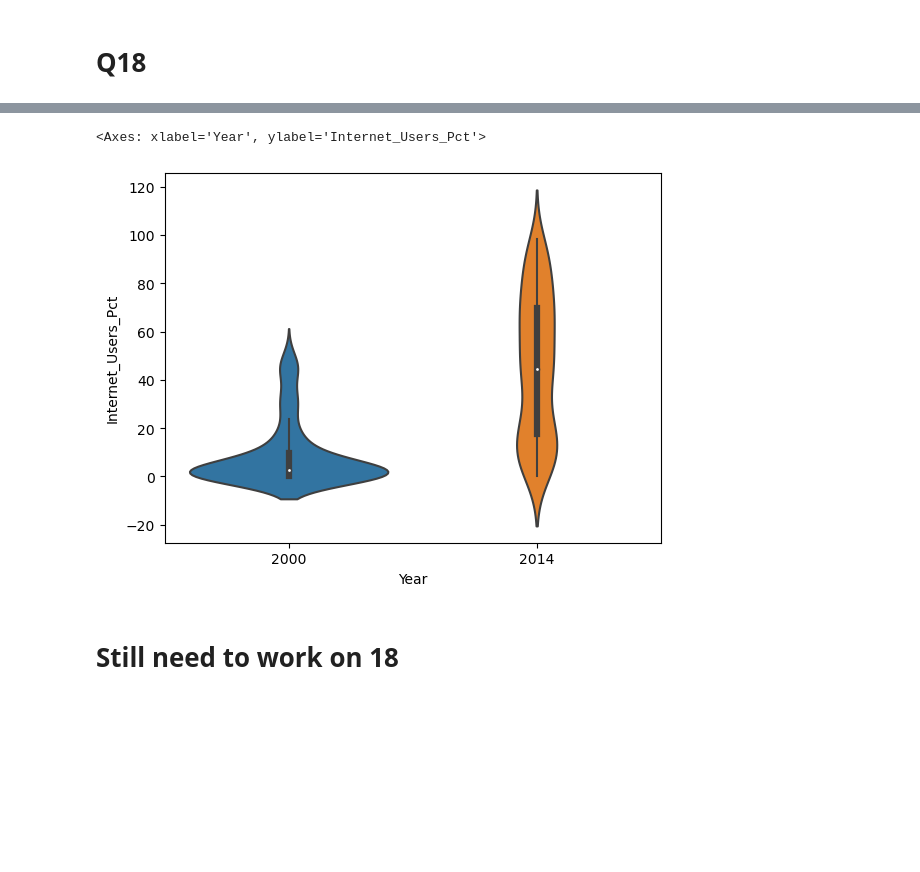
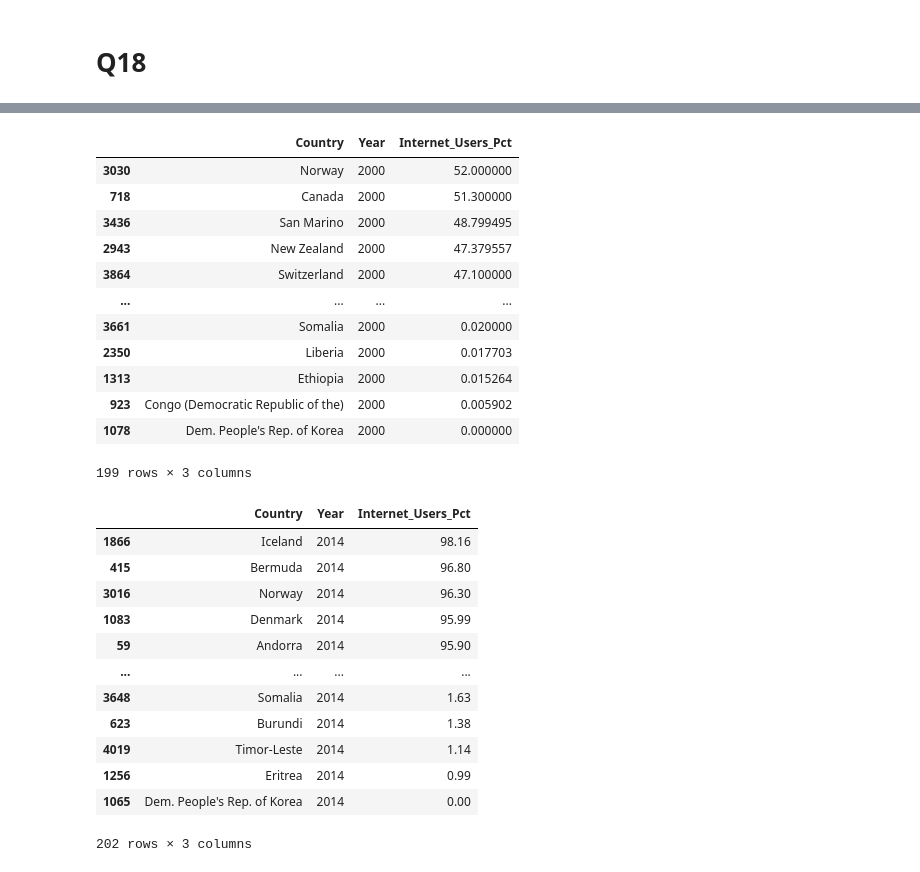
Before and after one commit to NSS-Data-Analytics-Cohort-11/undata-jmcapps, a Jupyter notebook: notebook/UN_data_analysis_DA11.ipynb, the cells around one changed output, grey strips where cells are left out. Saved outputs shown, nothing was run; the diff lists cells and outputs as text; code cells hidden in the pictures; blank space fills up the shorter version.

```diff
--- a/notebook/UN_data_analysis_DA11.ipynb
+++ b/notebook/UN_data_analysis_DA11.ipynb
@@ -422,7 +405,34 @@ internet_20_14
-# %%
-sns.violinplot(x=internet_20_14["Year"], y=internet_20_14["Internet_Users_Pct"])
-# %% [output]
-<Axes: xlabel='Year', ylabel='Internet_Users_Pct'>
-[figure, removed]
-# %% [markdown]
-# Still need to work on 18
+# %%
+internet_2000 = internet_df[internet_df['Year'] == 2000].sort_values('Internet_Users_Pct', ascending=False)
+internet_2000
+# %% [output]
+|  | Country | Year | Internet_Users_Pct |
+| 3030 | Norway | 2000 | 52.000000 |
+| 718 | Canada | 2000 | 51.300000 |
+| 3436 | San Marino | 2000 | 48.799495 |
+| 2943 | New Zealand | 2000 | 47.379557 |
+| 3864 | Switzerland | 2000 | 47.100000 |
+| ... | ... | ... | ... |
+| 3661 | Somalia | 2000 | 0.020000 |
+| 2350 | Liberia | 2000 | 0.017703 |
+| 1313 | Ethiopia | 2000 | 0.015264 |
+| 923 | Congo (Democratic Republic of the) | 2000 | 0.005902 |
+| 1078 | Dem. People's Rep. of Korea | 2000 | 0.000000 |
+199 rows × 3 columns
+# %%
+internet_2014 = internet_df[internet_df['Year'] == 2014].sort_values('Internet_Users_Pct', ascending=False)
+internet_2014
+# %% [output]
+|  | Country | Year | Internet_Users_Pct |
+| 1866 | Iceland | 2014 | 98.16 |
+| 415 | Bermuda | 2014 | 96.80 |
+| 3016 | Norway | 2014 | 96.30 |
+| 1083 | Denmark | 2014 | 95.99 |
+| 59 | Andorra | 2014 | 95.90 |
+| ... | ... | ... | ... |
+| 3648 | Somalia | 2014 | 1.63 |
+| 623 | Burundi | 2014 | 1.38 |
+| 4019 | Timor-Leste | 2014 | 1.14 |
+| 1256 | Eritrea | 2014 | 0.99 |
+| 1065 | Dem. People's Rep. of Korea | 2014 | 0.00 |
+202 rows × 3 columns
```
Also changed, not shown: parts of 7 cells of this notebook.
